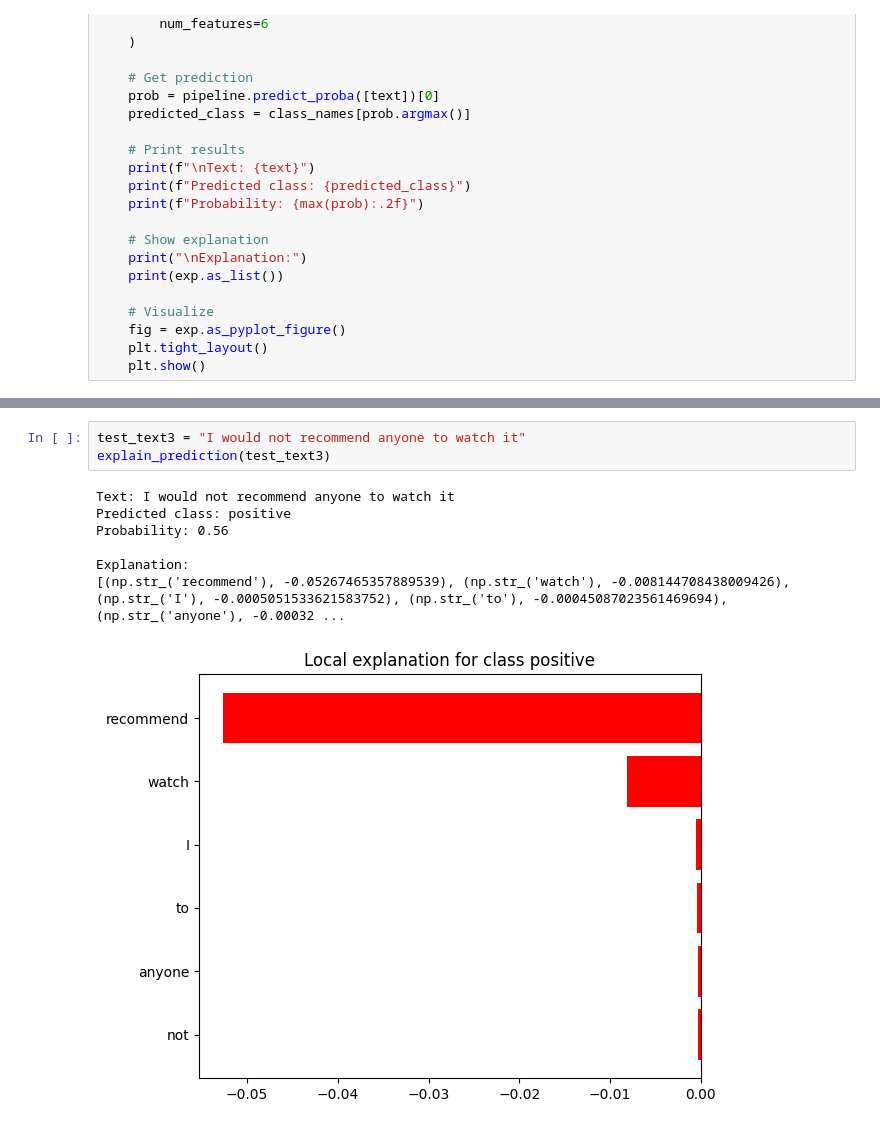
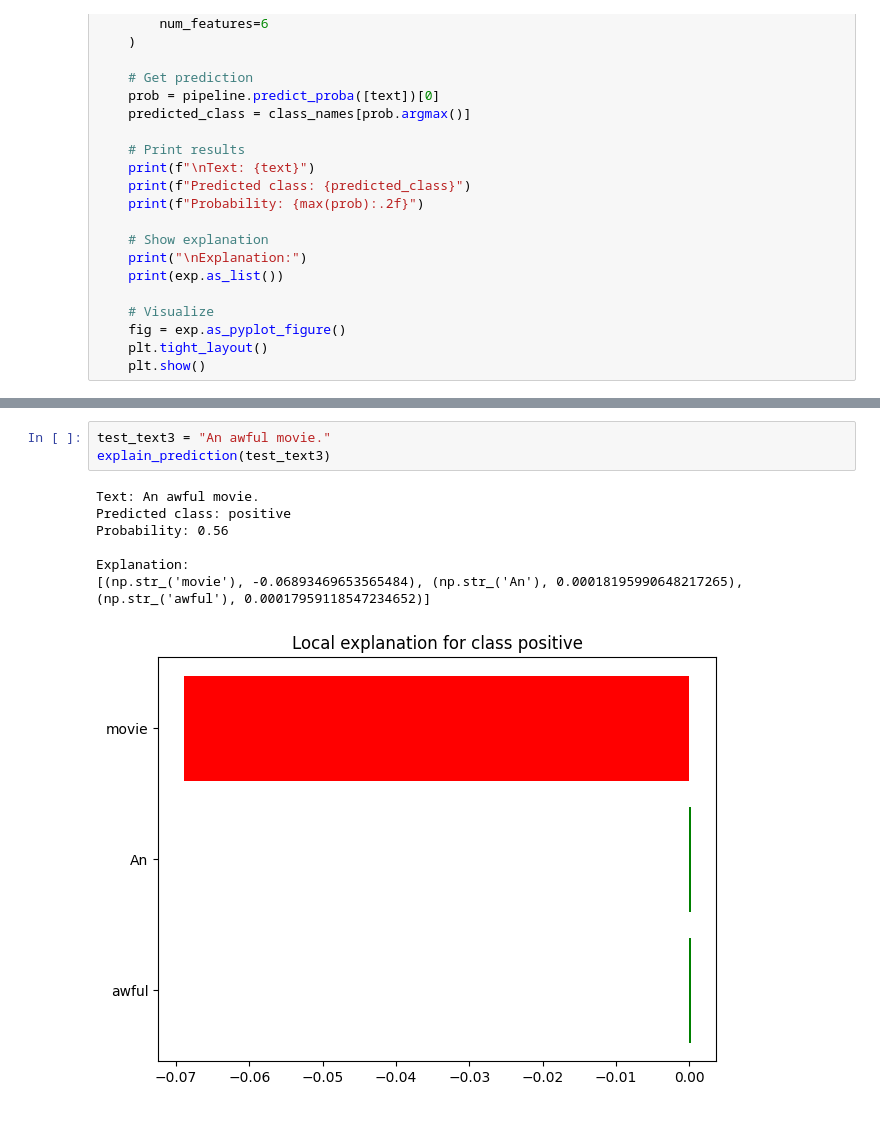
Before and after one commit to TasnimJumara/Learning-Explainable-AI, a Jupyter notebook: LIME_Practice_File_1.ipynb, the cells around one changed output, grey strips where cells are left out. Saved outputs shown, nothing was run; the diff lists cells and outputs as text.

```diff
--- a/LIME_Practice_File_1.ipynb
+++ b/LIME_Practice_File_1.ipynb
@@ -99,11 +108,11 @@ Explanation:
-# %%
-test_text3 = "I would not recommend anyone to watch it"
-explain_prediction(test_text3)
-# %% [output]
-Text: I would not recommend anyone to watch it
-Predicted class: positive
-Probability: 0.56
-
-Explanation:
-[(np.str_('recommend'), -0.05267465357889539), (np.str_('watch'), -0.008144708438009426), (np.str_('I'), -0.0005051533621583752), (np.str_('to'), -0.00045087023561469694), (np.str_('anyone'), -0.00032 ...
-[figure, removed]
+# %%
+test_text3 = "An awful movie."
+explain_prediction(test_text3)
+# %% [output]
+Text: An awful movie.
+Predicted class: positive
+Probability: 0.56
+
+Explanation:
+[(np.str_('movie'), -0.06893469653565484), (np.str_('An'), 0.00018195990648217265), (np.str_('awful'), 0.00017959118547234652)]
+[figure, added]
```
Also changed, not shown: parts of 4 cells of this notebook.
